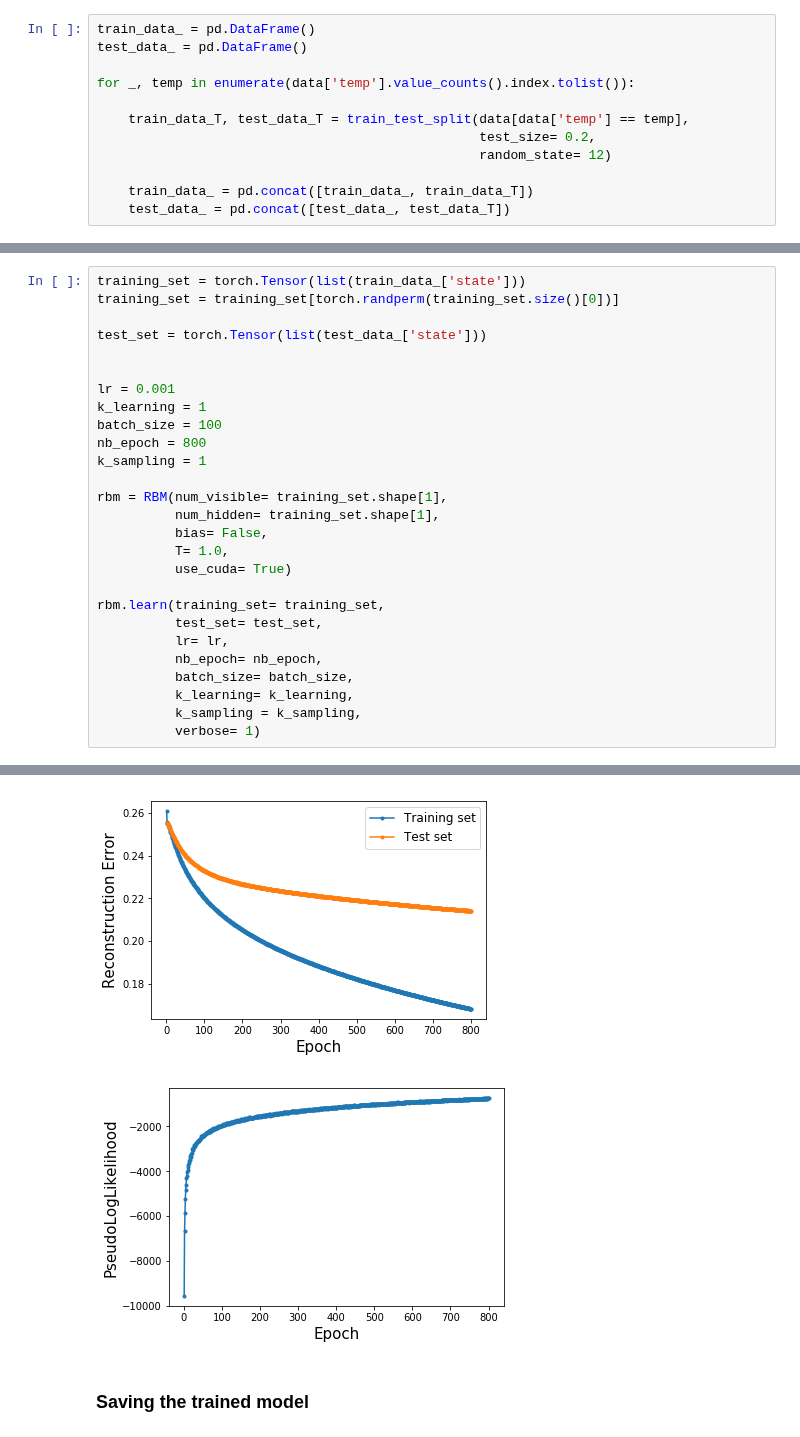
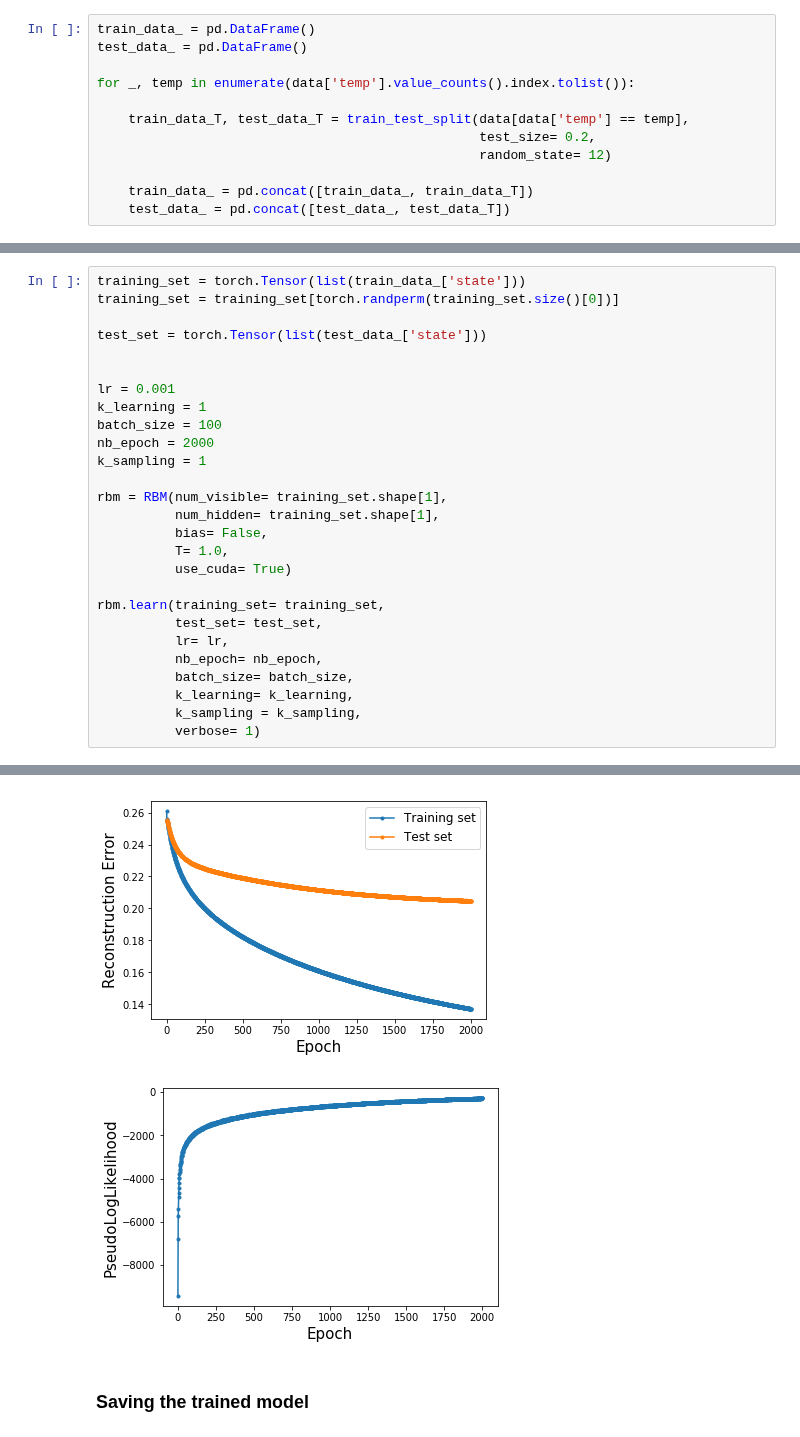
Before and after one commit to rodsveiga/rbm_flows_ising, a Jupyter notebook: RBM_L100_train_dataset_V_complete.ipynb, the cells around one changed output, grey strips where cells are left out. Drawn from its saved outputs; the diff is of its cells as text.

```diff
--- a/RBM_L100_train_dataset_V_complete.ipynb
+++ b/RBM_L100_train_dataset_V_complete.ipynb
@@ -106,7 +103,7 @@ test_set = torch.Tensor(list(test_data_['state']))
 lr = 0.001
 k_learning = 1
 batch_size = 100
-nb_epoch = 800
+nb_epoch = 2000
 k_sampling = 1
 
 rbm = RBM(num_visible= training_set.shape[1],
@@ -144,5 +141,5 @@ Total training time = 39367.061
-[figure, old version]
+[figure, new version]
-[figure, old version]
+[figure, new version]
 # %% [markdown]
 ### Saving the trained model
 # %%
```
Also changed, not shown: parts of 11 cells of this notebook, 10 other files.
